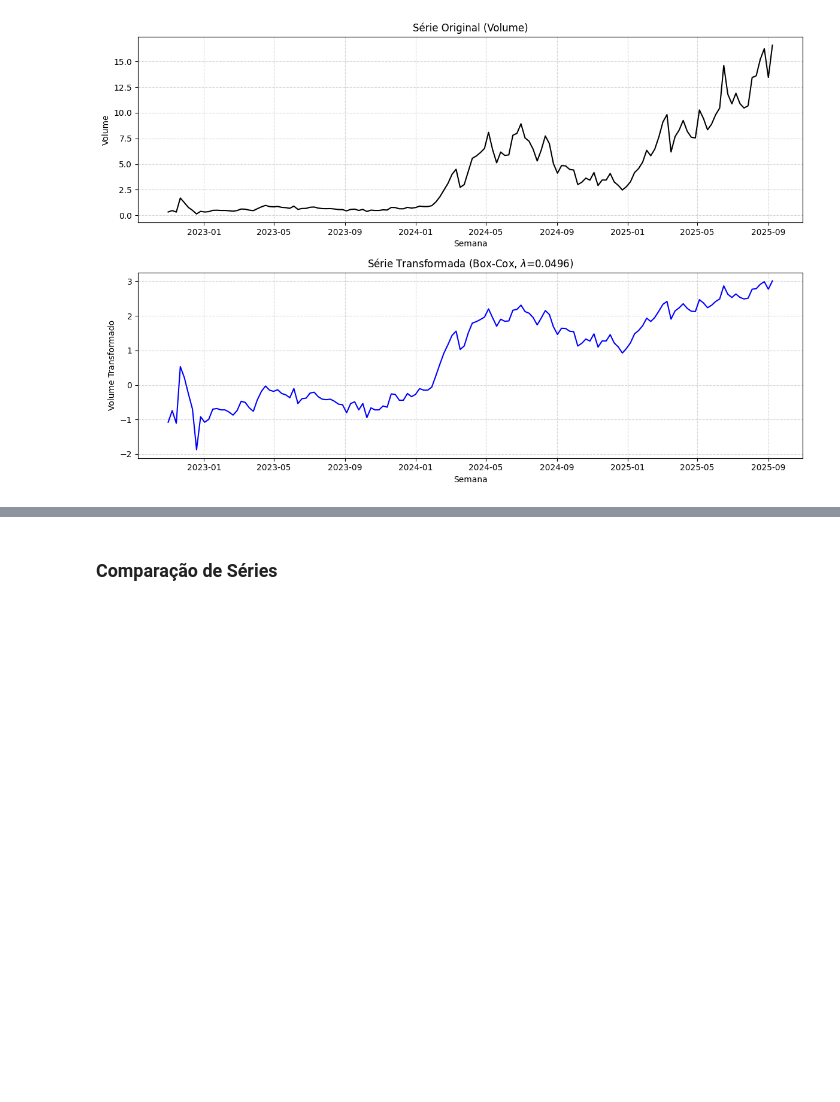
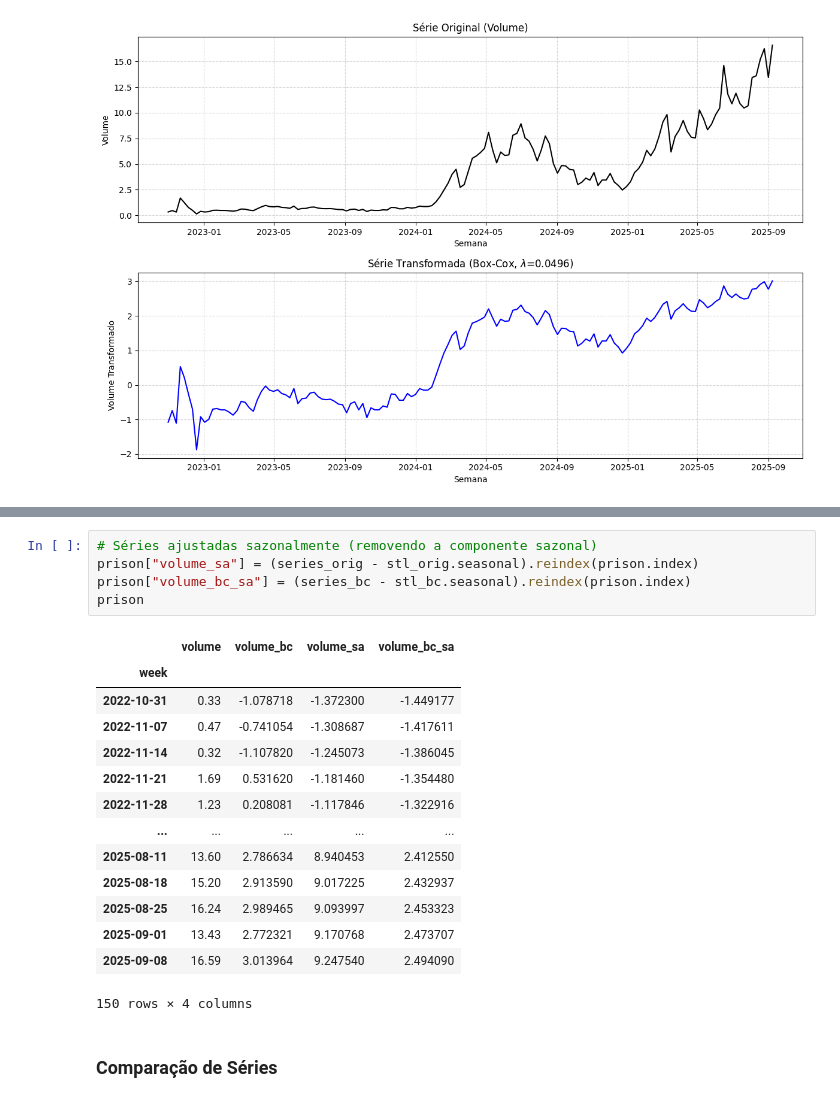
Before and after one commit to LeonardoAleee/analise_st, a Jupyter notebook: trabalho_a1.ipynb, the cells around one changed output, grey strips where cells are left out. Saved outputs shown, nothing was run; the diff lists cells and outputs as text; blank space fills up the shorter version.

```diff
--- a/trabalho_a1.ipynb
+++ b/trabalho_a1.ipynb
@@ -177,3 +207,23 @@ plt.show()
+# %%
+# Séries ajustadas sazonalmente (removendo a componente sazonal)
+prison["volume_sa"] = (series_orig - stl_orig.seasonal).reindex(prison.index)
+prison["volume_bc_sa"] = (series_bc - stl_bc.seasonal).reindex(prison.index)
+prison
+# %% [output]
+|  | volume | volume_bc | volume_sa | volume_bc_sa |
+| week |  |  |  |  |
+| 2022-10-31 | 0.33 | -1.078718 | -1.372300 | -1.449177 |
+| 2022-11-07 | 0.47 | -0.741054 | -1.308687 | -1.417611 |
+| 2022-11-14 | 0.32 | -1.107820 | -1.245073 | -1.386045 |
+| 2022-11-21 | 1.69 | 0.531620 | -1.181460 | -1.354480 |
+| 2022-11-28 | 1.23 | 0.208081 | -1.117846 | -1.322916 |
+| ... | ... | ... | ... | ... |
+| 2025-08-11 | 13.60 | 2.786634 | 8.940453 | 2.412550 |
+| 2025-08-18 | 15.20 | 2.913590 | 9.017225 | 2.432937 |
+| 2025-08-25 | 16.24 | 2.989465 | 9.093997 | 2.453323 |
+| 2025-09-01 | 13.43 | 2.772321 | 9.170768 | 2.473707 |
+| 2025-09-08 | 16.59 | 3.013964 | 9.247540 | 2.494090 |
+150 rows × 4 columns
 # %% [markdown]
 ### Comparação de Séries
 # %%
```
Also changed, not shown: parts of 7 cells of this notebook.
